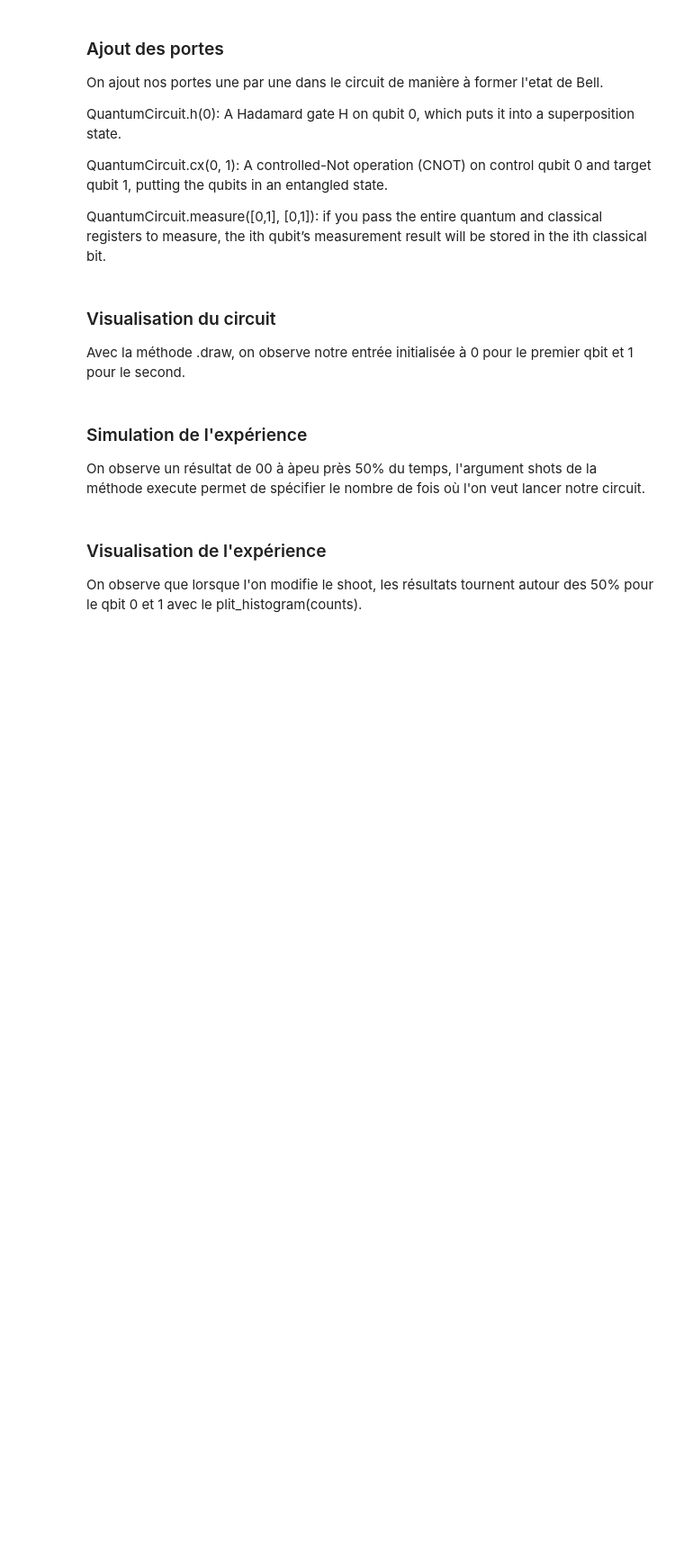
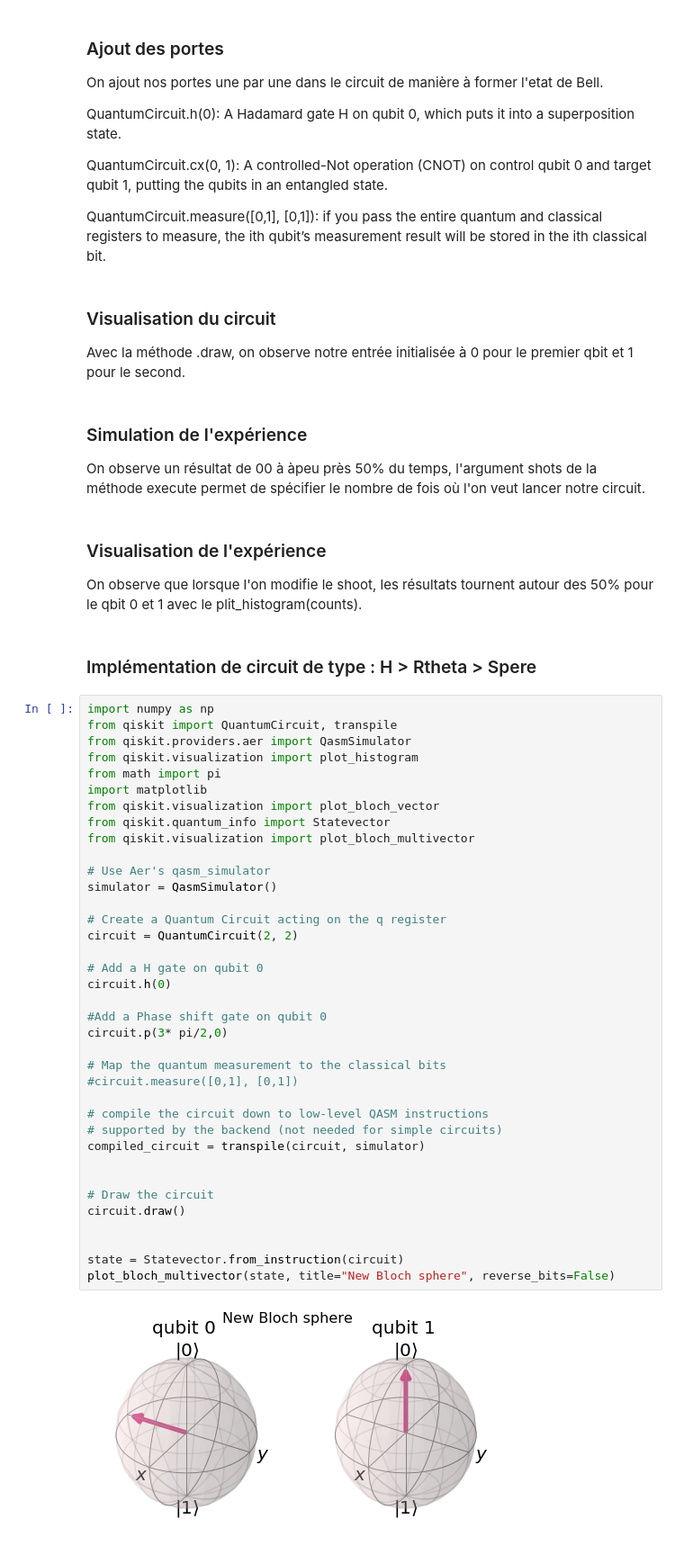
Before and after one commit to RudyLo/Quantum_Computing, a Jupyter notebook: Intro_Quantum_Computing.ipynb, the cells around one changed output. Shown at 90% size. Drawn from its saved outputs; the diff is of its cells as text; blank space fills up the shorter version.

Commit message:
Ajout de blochSphere, réalisation du premier exercice

```diff
--- a/Intro_Quantum_Computing.ipynb
+++ b/Intro_Quantum_Computing.ipynb
@@ -101,3 +101,44 @@ On observe un résultat de 00 à àpeu près 50% du temps, l'argument shots de l
 ### Visualisation de l'expérience
 
 On observe que lorsque l'on modifie le shoot, les résultats tournent autour des 50% pour le qbit 0 et 1 avec le plit_histogram(counts).
+# %% [markdown]
+### Implémentation de circuit de type : H > Rtheta > Spere
+# %%
+import numpy as np
+from qiskit import QuantumCircuit, transpile
+from qiskit.providers.aer import QasmSimulator
+from qiskit.visualization import plot_histogram
+from math import pi
+import matplotlib
+from qiskit.visualization import plot_bloch_vector
+from qiskit.quantum_info import Statevector
+from qiskit.visualization import plot_bloch_multivector
+
+# Use Aer's qasm_simulator
+simulator = QasmSimulator()
+
+# Create a Quantum Circuit acting on the q register
+circuit = QuantumCircuit(2, 2)
+
+# Add a H gate on qubit 0
+circuit.h(0)
+
+#Add a Phase shift gate on qubit 0
+circuit.p(3* pi/2,0)
+
+# Map the quantum measurement to the classical bits
+#circuit.measure([0,1], [0,1])
+
+# compile the circuit down to low-level QASM instructions
+# supported by the backend (not needed for simple circuits)
+compiled_circuit = transpile(circuit, simulator)
+
+
+# Draw the circuit
+circuit.draw()
+
+
+state = Statevector.from_instruction(circuit)
+plot_bloch_multivector(state, title="New Bloch sphere", reverse_bits=False)
+# %% [output]
+[figure, added]
```
Also changed, not shown: parts of 1 cell of this notebook.
